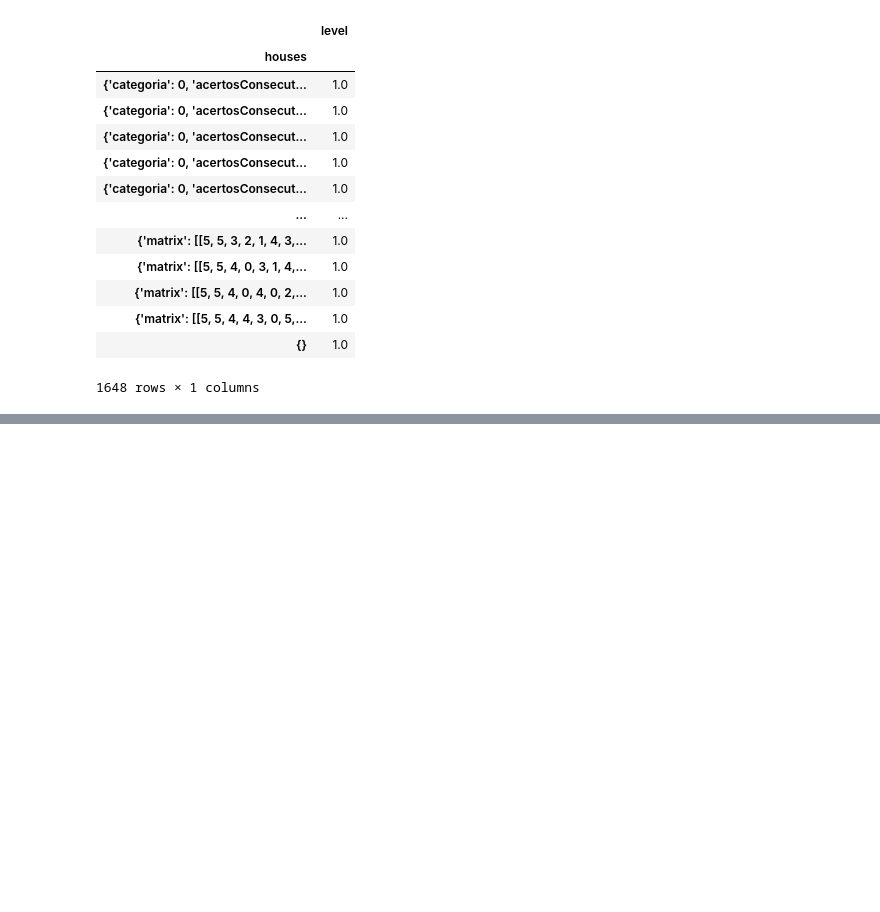
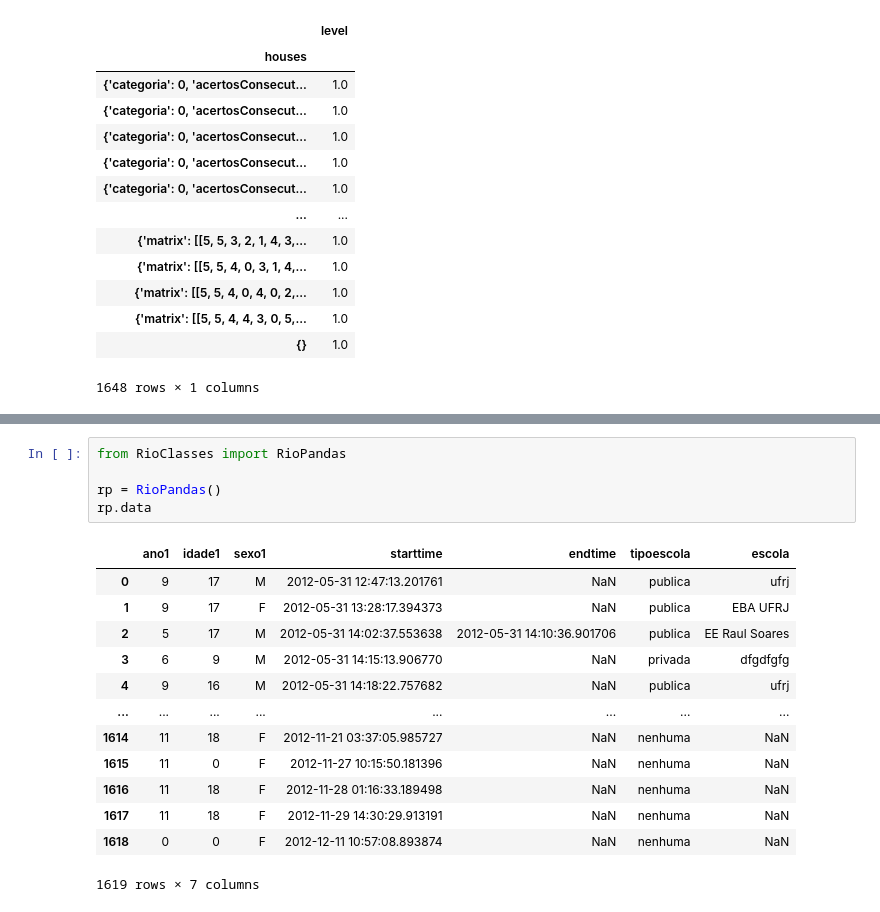
Before and after one commit to AnniProvietti/RIO20, a Jupyter notebook: fono_ceo-master/ipynb/dev/Rio+20-dados.ipynb, the cells around one changed output, grey strips where cells are left out. Drawn from its saved outputs; the diff is of its cells as text; blank space fills up the shorter version.

```diff
--- a/fono_ceo-master/ipynb/dev/Rio+20-dados.ipynb
+++ b/fono_ceo-master/ipynb/dev/Rio+20-dados.ipynb
@@ -261,0 +261,19 @@ KeyError: 'sexo1'
+# %%
+from RioClasses import RioPandas
+
+rp = RioPandas()
+rp.data
+# %% [output]
+|  | ano1 | idade1 | sexo1 | starttime | endtime | tipoescola | escola |
+| 0 | 9 | 17 | M | 2012-05-31 12:47:13.201761 | NaN | publica | ufrj |
+| 1 | 9 | 17 | F | 2012-05-31 13:28:17.394373 | NaN | publica | EBA UFRJ |
+| 2 | 5 | 17 | M | 2012-05-31 14:02:37.553638 | 2012-05-31 14:10:36.901706 | publica | EE Raul Soares |
+| 3 | 6 | 9 | M | 2012-05-31 14:15:13.906770 | NaN | privada | dfgdfgfg |
+| 4 | 9 | 16 | M | 2012-05-31 14:18:22.757682 | NaN | publica | ufrj |
+| ... | ... | ... | ... | ... | ... | ... | ... |
+| 1614 | 11 | 18 | F | 2012-11-21 03:37:05.985727 | NaN | nenhuma | NaN |
+| 1615 | 11 | 0 | F | 2012-11-27 10:15:50.181396 | NaN | nenhuma | NaN |
+| 1616 | 11 | 18 | F | 2012-11-28 01:16:33.189498 | NaN | nenhuma | NaN |
+| 1617 | 11 | 18 | F | 2012-11-29 14:30:29.913191 | NaN | nenhuma | NaN |
+| 1618 | 0 | 0 | F | 2012-12-11 10:57:08.893874 | NaN | nenhuma | NaN |
+1619 rows × 7 columns
```
Also changed, not shown: parts of 6 cells of this notebook, 1 other file.
